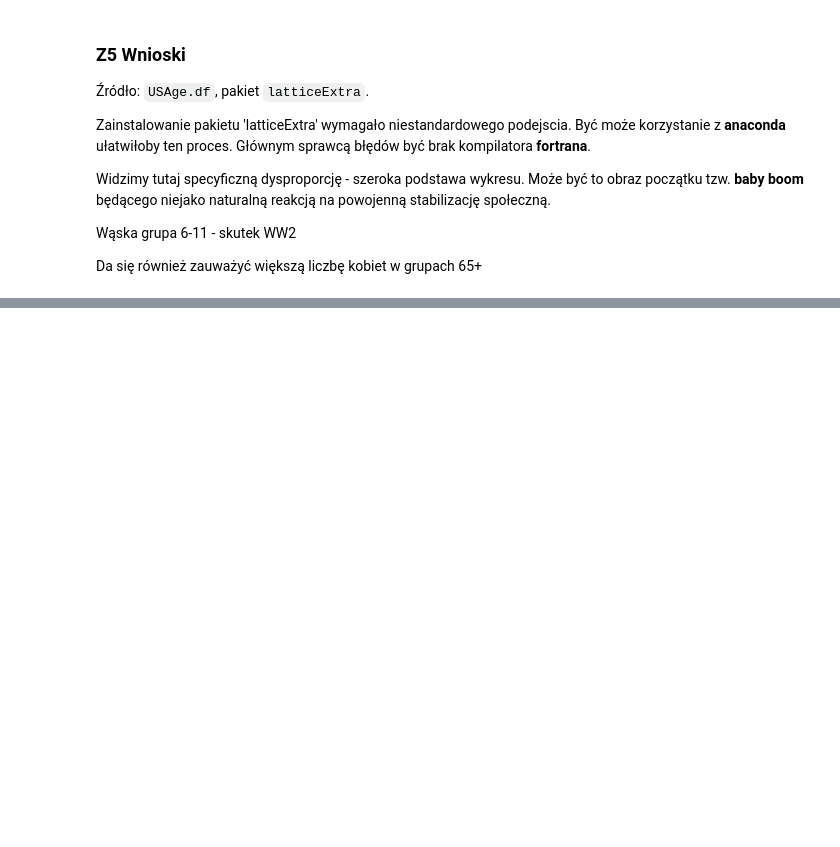
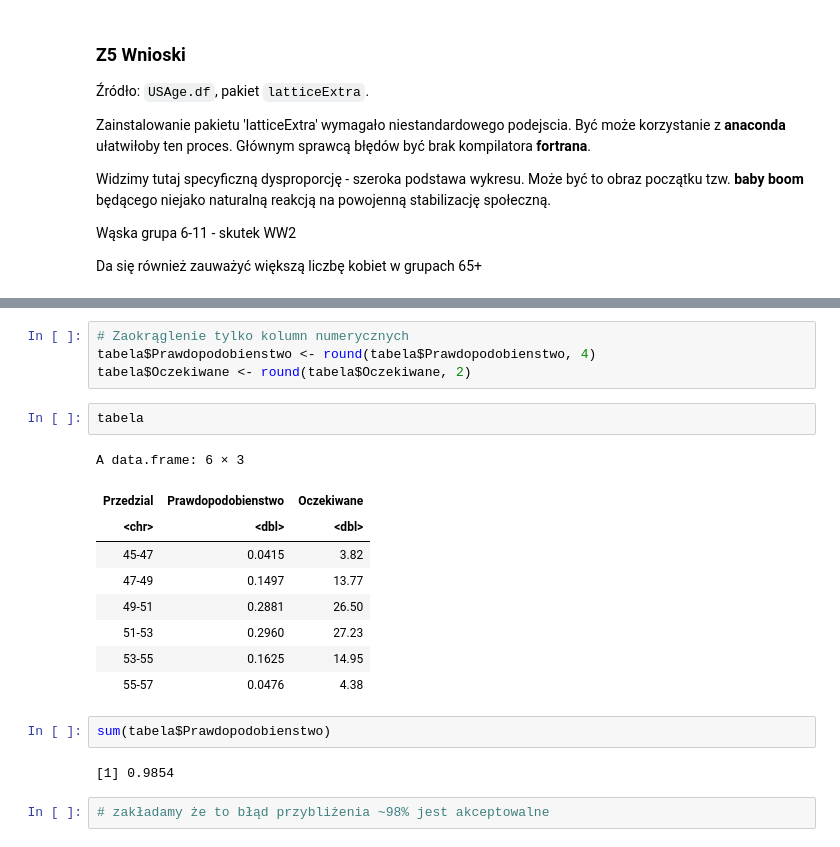
Before and after one commit to Kotmin/R-Planowanie-Eksperymentu, a Jupyter notebook: Zadania.ipynb, the cells around one changed output, grey strips where cells are left out. Saved outputs shown, nothing was run; the diff lists cells and outputs as text; blank space fills up the shorter version.

```diff
--- a/Zadania.ipynb
+++ b/Zadania.ipynb
@@ -1028,0 +1186,22 @@ Da się również zauważyć większą liczbę kobiet w grupach 65+
+# %%
+# Zaokrąglenie tylko kolumn numerycznych
+tabela$Prawdopodobienstwo <- round(tabela$Prawdopodobienstwo, 4)
+tabela$Oczekiwane <- round(tabela$Oczekiwane, 2)
+# %%
+tabela
+# %% [output]
+A data.frame: 6 × 3
+| Przedzial | Prawdopodobienstwo | Oczekiwane |
+| <chr> | <dbl> | <dbl> |
+| 45-47 | 0.0415 | 3.82 |
+| 47-49 | 0.1497 | 13.77 |
+| 49-51 | 0.2881 | 26.50 |
+| 51-53 | 0.2960 | 27.23 |
+| 53-55 | 0.1625 | 14.95 |
+| 55-57 | 0.0476 | 4.38 |
+# %%
+sum(tabela$Prawdopodobienstwo)
+# %% [output]
+[1] 0.9854
+# %%
+# zakładamy że to błąd przybliżenia ~98% jest akceptowalne
```
Also changed, not shown: parts of 34 cells of this notebook, 1 other file.
